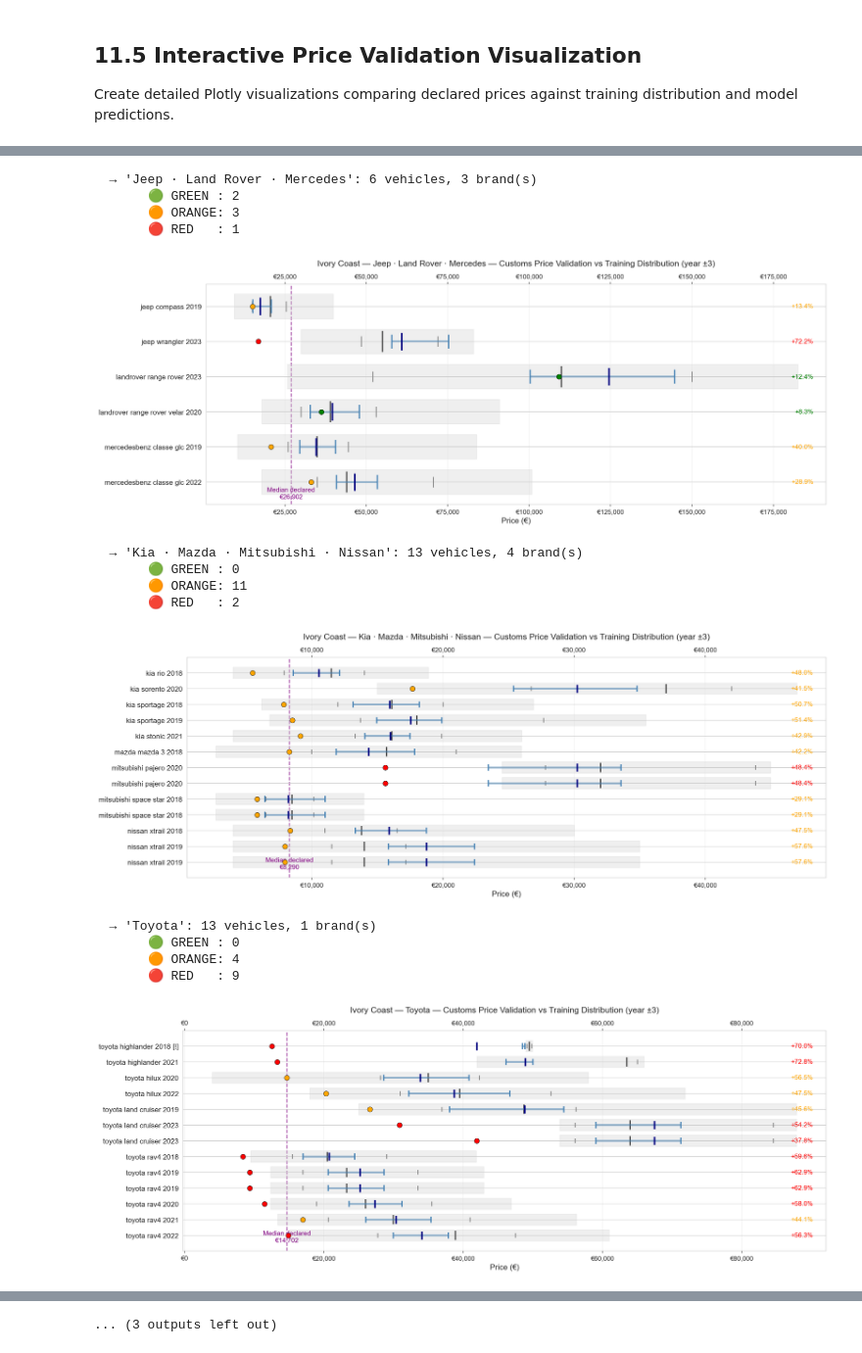
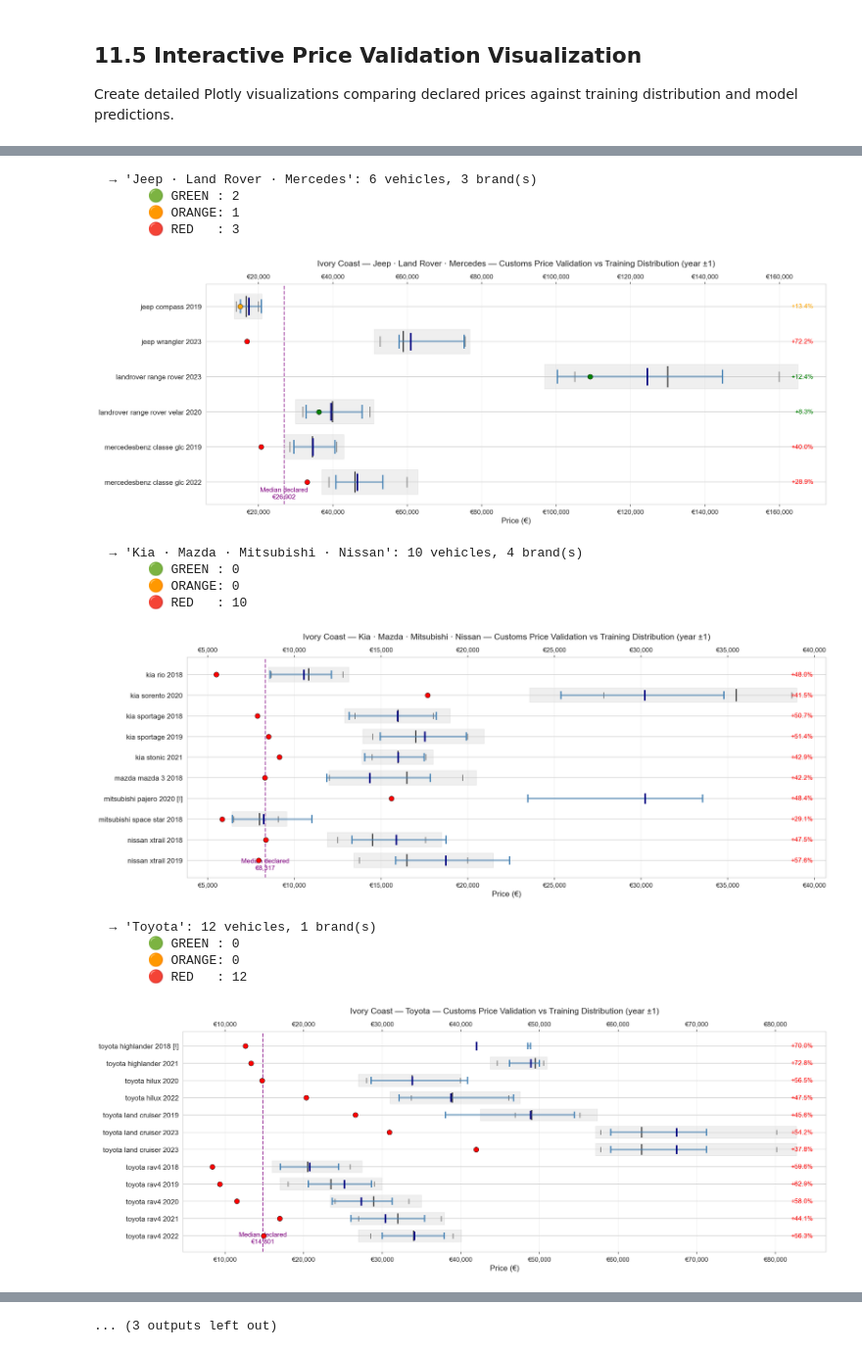
Before and after one commit to brunothefirst/car_price_prediction, a Jupyter notebook: notebooks/07_lean_model_evaluation_customs.ipynb, the cells around one changed output, grey strips where cells are left out. Shown at 98% size. Saved outputs shown, nothing was run; the diff lists cells and outputs as text; code cells hidden in the pictures.

```diff
--- a/notebooks/07_lean_model_evaluation_customs.ipynb
+++ b/notebooks/07_lean_model_evaluation_customs.ipynb
@@ -1256,26 +1293,26 @@ def prepare_validation_data(df_customs, df_training, country_code, year_flex=3):
 
         if training_sample_size > 0:
             prices    = matched['price'].values
-            train_min = float(np.min(prices))
+            train_p10 = float(np.percentile(prices, 10))
             train_q15 = float(np.percentile(prices, 15))
             train_q50 = float(np.percentile(prices, 50))
             train_q85 = float(np.percentile(prices, 85))
-            train_max = float(np.max(prices))
+            train_p90 = float(np.percentile(prices, 90))
             has_training_data = True
         else:
-            train_min = train_q15 = train_q50 = train_q85 = train_max = np.nan
+            train_p10 = train_q15 = train_q50 = train_q85 = train_p90 = np.nan
             has_training_data = False
 
         gap_pct = (pred_q50 - declared_price) / pred_q50 * 100
 
         # ── Color tier logic ──────────────────────────────────────────────
         # GREEN  : declared inside prediction interval [pred_q15, pred_q85]
-        # ORANGE : outside prediction interval BUT within training [min, max]
+        # ORANGE : outside prediction interval BUT within training [P10, P90]
         #          (requires training data to be present)
-        # RED    : outside training distribution entirely, OR no training data
+        # RED    : outside training P10-P90 range entirely, OR no training data
         if pred_q15 <= declared_price <= pred_q85:
             color_tier = 'GREEN'
-        elif has_training_data and (train_min <= declared_price <= train_max):
+        elif has_training_data and (train_p10 <= declared_price <= train_p90):
             color_tier = 'ORANGE'
         else:
             color_tier = 'RED'
@@ -1284,8 +1321,8 @@ def prepare_validation_data(df_customs, df_training, country_code, year_flex=3):
             'brand': brand, 'model': model, 'year': year,
             'declared_price': declared_price,
             'pred_q15': pred_q15, 'pred_q50': pred_q50, 'pred_q85': pred_q85,
-            'train_min': train_min, 'train_q15': train_q15,
-            'train_q50': train_q50, 'train_q85': train_q85, 'train_max': train_max,
+            'train_p10': train_p10, 'train_q15': train_q15,
+            'train_q50': train_q50, 'train_q85': train_q85, 'train_p90': train_p90,
             'gap_pct': gap_pct, 'color_tier': color_tier,
             'training_sample_size': training_sample_size,
             'has_training_data': has_training_data,
@@ -1300,7 +1337,7 @@ def create_validation_plot(df_subset, title, median_declared, year_flex=3):
     """
     Generic validation plot for any subset of validation data.
     - Y-axis: brand + model + year
-    - Grey filled band between train_min and train_max
+    - Grey filled band between train_p10 and train_p90 (10th-90th percentile)
     - No legend (call save_legend_image separately)
     - [!] suffix instead of ⚠️ emoji (avoids empty-box rendering in matplotlib)
     """
@@ -1328,15 +1365,15 @@ def create_validation_plot(df_subset, title, median_declared, year_flex=3):
         y = y_positions[i]
 
         # ── LAYER 1 — Training reference (skip silently if no data) ──────
-        if row['has_training_data'] and not np.isnan(row['train_min']):
-            # Filled light-grey band between train_min and train_max
+        if row['has_training_data'] and not np.isnan(row['train_p10']):
+            # Filled light-grey band between train_p10 and train_p90 (10th-90th percentile)
             ax.fill_betweenx(
                 [y - 0.35, y + 0.35],
-                row['train_min'], row['train_max'],
+                row['train_p10'], row['train_p90'],
                 color='lightgrey', alpha=0.35, zorder=1
             )
             # Thin border along the band
-            ax.hlines(y, row['train_min'], row['train_max'],
+            ax.hlines(y, row['train_p10'], row['train_p90'],
                       colors='#cccccc', linewidth=0.5, zorder=1)
             # Vlines: Q15 & Q85 (short)
             ax.vlines(row['train_q15'], ymin=y - 0.15, ymax=y + 0.15,
@@ -1411,9 +1448,9 @@ def save_legend_image(output_dir):
     ax.axis('off')
 
     green_patch        = mpatches.Patch(color='green',     label='Inside prediction interval (pred_q15 to pred_q85)')
-    orange_patch       = mpatches.Patch(color='orange',    label='Outside pred. interval but within training min–max')
-    red_patch          = mpatches.Patch(color='red',       label='Outside full training distribution or no training data')
-    grey_band          = mpatches.Patch(color='lightgrey', alpha=0.5, label='Training range band (train_min to train_max)')
+    orange_patch       = mpatches.Patch(color='orange',    label='Outside pred. interval but within training P10–P90')
+    red_patch          = mpatches.Patch(color='red',       label='Outside training P10-P90 range or no training data')
+    grey_band          = mpatches.Patch(color='lightgrey', alpha=0.5, label='Training range band (P10 to P90, excludes extremes)')
     blue_line          = mlines.Line2D([], [], color='steelblue', linewidth=3, alpha=0.5,
                                        label='Prediction interval (pred_q15 to pred_q85)')
     pred_q50_marker    = mlines.Line2D([], [], color='navy',    linewidth=2.5,
@@ -1488,11 +1525,11 @@ def plot_validation_groups(df_validation, country_code, country_name, brand_grou
 
 print("Preparing validation data…")
 
-df_validation_ci = prepare_validation_data(df_ci_results, df, 'CI', year_flex=3)
+df_validation_ci = prepare_validation_data(df_ci_results, df, 'CI', year_flex=1)
 print(f"✓ CI: {len(df_validation_ci)} vehicles  "
       f"| brands: {sorted(df_validation_ci['brand'].unique())}")
 
-df_validation_cm = prepare_validation_data(df_cm_results, df, 'CM', year_flex=3)
+df_validation_cm = prepare_validation_data(df_cm_results, df, 'CM', year_flex=2)
 print(f"✓ CM: {len(df_validation_cm)} vehicles  "
       f"| brands: {sorted(df_validation_cm['brand'].unique())}")
 
@@ -1500,7 +1537,7 @@ print(f"✓ CM: {len(df_validation_cm)} vehicles  "
 csv_cols = [
     'brand', 'model', 'year', 'declared_price',
     'pred_q15', 'pred_q50', 'pred_q85',
-    'train_min', 'train_q15', 'train_q50', 'train_q85', 'train_max',
+    'train_p10', 'train_q15', 'train_q50', 'train_q85', 'train_p90',
     'gap_pct', 'color_tier', 'training_sample_size'
 ]
 df_validation_ci[csv_cols].to_csv(output_dir / 'validation_CI.csv', index=False)
@@ -1530,7 +1567,7 @@ ci_brand_groups = OrderedDict([
 ])
 
 figs_ci = plot_validation_groups(
-    df_validation_ci, 'CI', 'Ivory Coast', ci_brand_groups, year_flex=3
+    df_validation_ci[df_validation_ci.duplicated() == False], 'CI', 'Ivory Coast', ci_brand_groups, year_flex=1
 )
 
 
@@ -1552,7 +1589,7 @@ for lbl, brands in cm_brand_groups.items():
     print(f"  '{lbl}': {brands}")
 
 figs_cm = plot_validation_groups(
-    df_validation_cm, 'CM', 'Cameroon', cm_brand_groups, year_flex=3
+    df_validation_cm[df_validation_cm.duplicated() == False], 'CM', 'Cameroon', cm_brand_groups, year_flex=2
 )
 
 
@@ -1587,18 +1624,18 @@ PLOTTING — IVORY COAST (CI)
   → 'Jeep · Land Rover · Mercedes': 6 vehicles, 3 brand(s)
        🟢 GREEN : 2
-       🟠 ORANGE: 3
-       🔴 RED   : 1
+       🟠 ORANGE: 1
+       🔴 RED   : 3
-[figure, old version]
+[figure, new version]
-  → 'Kia · Mazda · Mitsubishi · Nissan': 13 vehicles, 4 brand(s)
+  → 'Kia · Mazda · Mitsubishi · Nissan': 10 vehicles, 4 brand(s)
        🟢 GREEN : 0
-       🟠 ORANGE: 11
-       🔴 RED   : 2
+       🟠 ORANGE: 0
+       🔴 RED   : 10
-[figure, old version]
+[figure, new version]
-  → 'Toyota': 13 vehicles, 1 brand(s)
+  → 'Toyota': 12 vehicles, 1 brand(s)
        🟢 GREEN : 0
-       🟠 ORANGE: 4
-       🔴 RED   : 9
+       🟠 ORANGE: 0
+       🔴 RED   : 12
-[figure, old version]
+[figure, new version]
 CM groups:
   'All Brands (excl. Toyota)': ['ford', 'hyundai', 'landrover', 'mitsubishi', 'seat']
   'Toyota': ['toyota']
```
Also changed, not shown: parts of 8 cells of this notebook, 4 other files.
